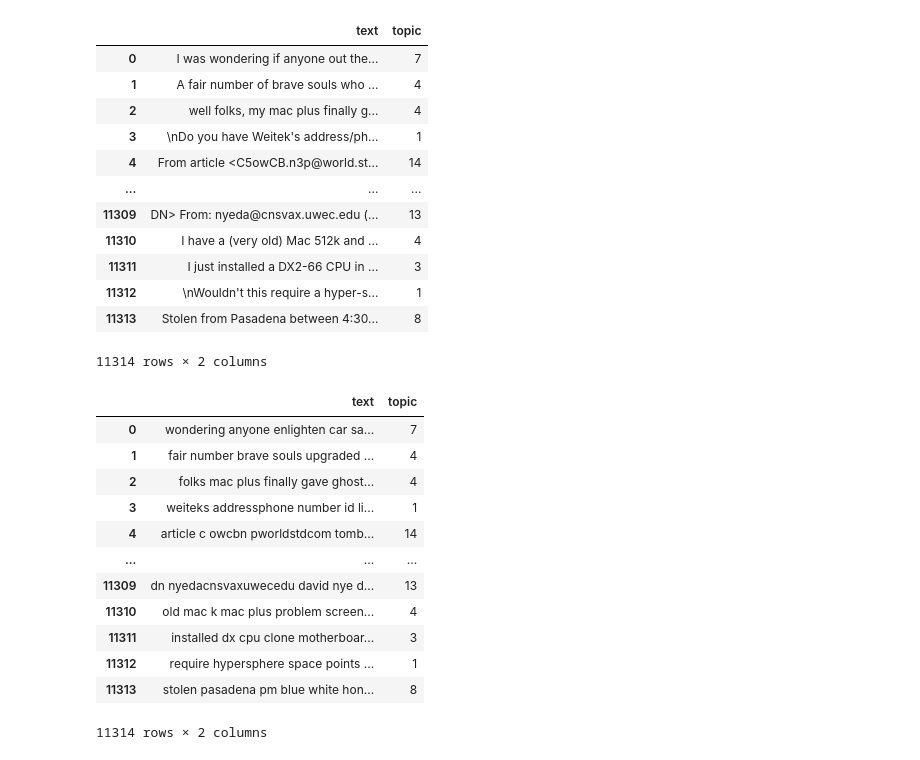
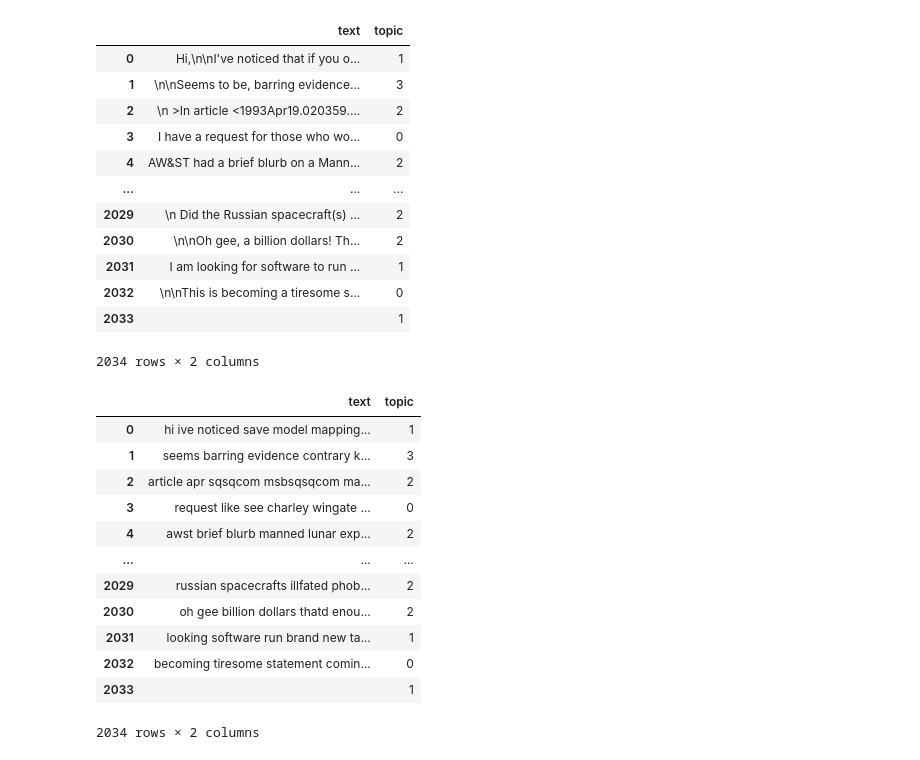
Before and after one commit to AndrewArpin/SocialDataMiningMidTerm, a Jupyter notebook: Mid-TermProjectGroup4.ipynb, the cells around one changed output. Drawn from its saved outputs; the diff is of its cells as text; code cells hidden in the pictures.

```diff
--- a/Mid-TermProjectGroup4.ipynb
+++ b/Mid-TermProjectGroup4.ipynb
@@ -15,23 +22,25 @@ from sklearn.decomposition import PCA
 # %%
+categories = ['alt.atheism', 'talk.religion.misc', 'comp.graphics', 'sci.space']
 remove = ('headers', 'footers', 'quotes')
-docs = fetch_20newsgroups(subset='train',  remove=remove)
+docs = fetch_20newsgroups(subset='train', categories=categories, remove=remove)
 docs_df = pd.DataFrame(docs.data, columns=["text"])
 docs_df['topic'] = pd.Series(data=docs.target, index=docs_df.index)
+# docs_df
 docs_df
 # %% [output]
 |  | text | topic |
-| 0 | I was wondering if anyone out the... | 7 |
-| 1 | A fair number of brave souls who ... | 4 |
-| 2 | well folks, my mac plus finally g... | 4 |
-| 3 | \nDo you have Weitek's address/ph... | 1 |
-| 4 | From article <C5owCB.n3p@world.st... | 14 |
+| 0 | Hi,\n\nI've noticed that if you o... | 1 |
+| 1 | \n\nSeems to be, barring evidence... | 3 |
+| 2 | \n >In article <1993Apr19.020359.... | 2 |
+| 3 | I have a request for those who wo... | 0 |
+| 4 | AW&ST had a brief blurb on a Mann... | 2 |
 | ... | ... | ... |
-| 11309 | DN> From: nyeda@cnsvax.uwec.edu (... | 13 |
-| 11310 | I have a (very old) Mac 512k and ... | 4 |
-| 11311 | I just installed a DX2-66 CPU in ... | 3 |
-| 11312 | \nWouldn't this require a hyper-s... | 1 |
-| 11313 | Stolen from Pasadena between 4:30... | 8 |
+| 2029 | \n Did the Russian spacecraft(s) ... | 2 |
+| 2030 | \n\nOh gee, a billion dollars! Th... | 2 |
+| 2031 | I am looking for software to run ... | 1 |
+| 2032 | \n\nThis is becoming a tiresome s... | 0 |
+| 2033 |  | 1 |
-11314 rows × 2 columns
+2034 rows × 2 columns
 # %%
 stop_words = stopwords.words('english')
 sw1 = ['dont','im','also','it','thank','thanks','could','get','would','even','know','say','much','well']
@@ -51,15 +60,15 @@ docs_df['text'] = docs_df['text'].apply(lambda x: ' '.join([item for item in x.s
 docs_df
 # %% [output]
 |  | text | topic |
-| 0 | wondering anyone enlighten car sa... | 7 |
-| 1 | fair number brave souls upgraded ... | 4 |
-| 2 | folks mac plus finally gave ghost... | 4 |
-| 3 | weiteks addressphone number id li... | 1 |
-| 4 | article c owcbn pworldstdcom tomb... | 14 |
+| 0 | hi ive noticed save model mapping... | 1 |
+| 1 | seems barring evidence contrary k... | 3 |
+| 2 | article apr sqsqcom msbsqsqcom ma... | 2 |
+| 3 | request like see charley wingate ... | 0 |
+| 4 | awst brief blurb manned lunar exp... | 2 |
 | ... | ... | ... |
-| 11309 | dn nyedacnsvaxuwecedu david nye d... | 13 |
-| 11310 | old mac k mac plus problem screen... | 4 |
-| 11311 | installed dx cpu clone motherboar... | 3 |
-| 11312 | require hypersphere space points ... | 1 |
-| 11313 | stolen pasadena pm blue white hon... | 8 |
+| 2029 | russian spacecrafts illfated phob... | 2 |
+| 2030 | oh gee billion dollars thatd enou... | 2 |
+| 2031 | looking software run brand new ta... | 1 |
+| 2032 | becoming tiresome statement comin... | 0 |
+| 2033 |  | 1 |
-11314 rows × 2 columns
+2034 rows × 2 columns
```
Also changed, not shown: parts of 7 cells of this notebook.
